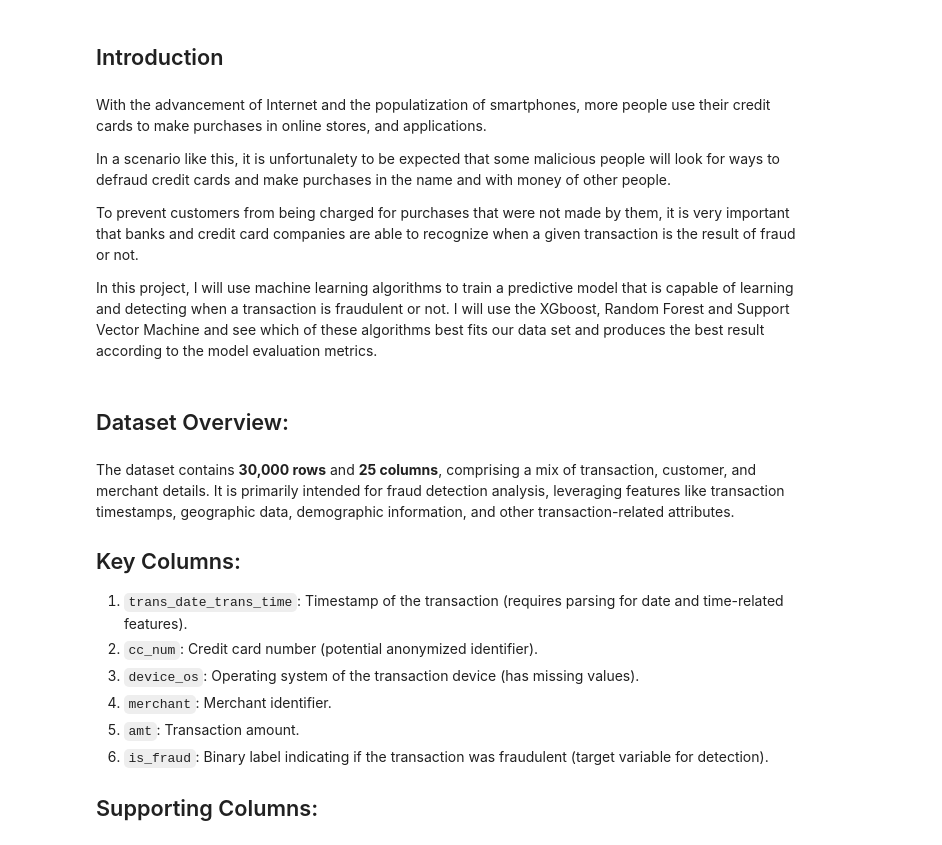
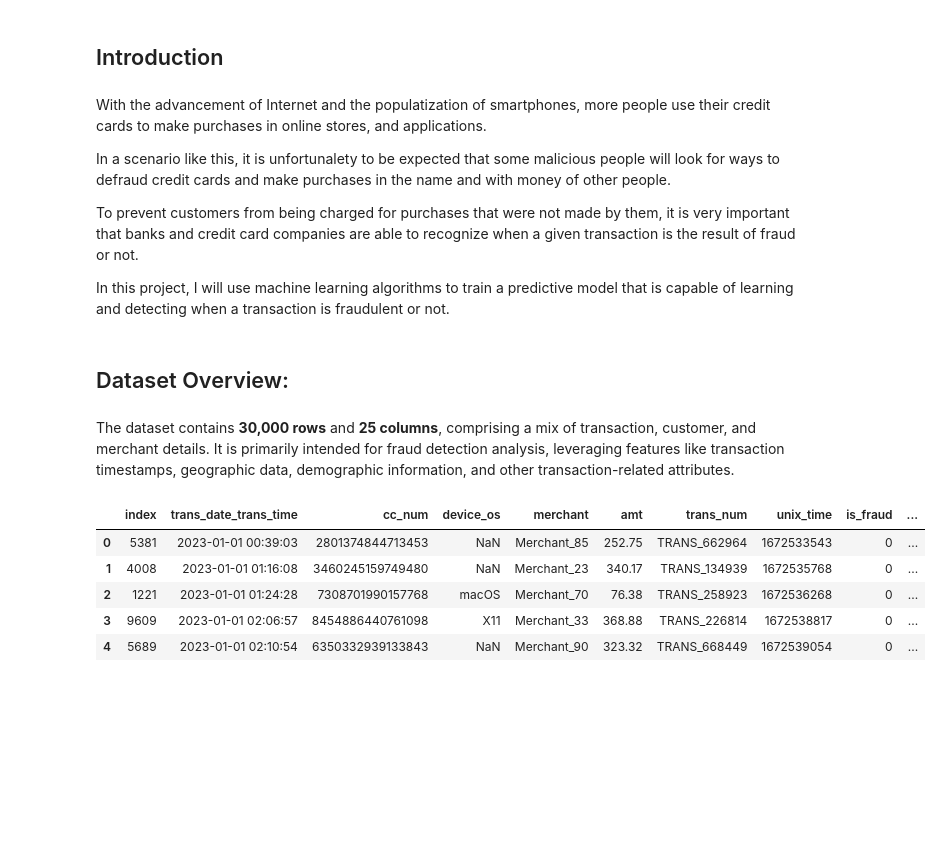
Before and after one commit to Leonardo1924/Fraud-Detection, a Jupyter notebook: FraudeDetection.ipynb, the cells around one changed output. Cells and saved outputs as stored; diff of their text form; code cells hidden in the pictures; blank space fills up the shorter version.

```diff
--- a/FraudeDetection.ipynb
+++ b/FraudeDetection.ipynb
@@ -11,19 +11,43 @@ In a scenario like this, it is unfortunalety to be expected that some malicious
 
 To prevent customers from being charged for purchases that were not made by them, it is very important that banks and credit card companies are able to recognize when a given transaction is the result of fraud or not.
 
-In this project, I will use machine learning algorithms to train a predictive model that is capable of learning and detecting when a transaction is fraudulent or not. I will use the XGboost, Random Forest and Support Vector Machine and see which of these algorithms best fits our data set and produces the best result according to the model evaluation metrics.
+In this project, I will use machine learning algorithms to train a predictive model that is capable of learning and detecting when a transaction is fraudulent or not.
 # %% [markdown]
 ## Dataset Overview:
 # %% [markdown]
 The dataset contains **30,000 rows** and **25 columns**, comprising a mix of transaction, customer, and merchant details. It is primarily intended for fraud detection analysis, leveraging features like transaction timestamps, geographic data, demographic information, and other transaction-related attributes.
-
-
-## Key Columns:
-1. `trans_date_trans_time`: Timestamp of the transaction (requires parsing for date and time-related features).
-2. `cc_num`: Credit card number (potential anonymized identifier).
-3. `device_os`: Operating system of the transaction device (has missing values).
-4. `merchant`: Merchant identifier.
-5. `amt`: Transaction amount.
-6. `is_fraud`: Binary label indicating if the transaction was fraudulent (target variable for detection).
-
-## Supporting Columns:
+# %%
+# Import Libs
+
+import numpy as np
+import pandas as pd
+import tensorflow as tf
+import matplotlib.pyplot as plt
+import seaborn as sns
+
+from sklearn.linear_model import LogisticRegression
+from sklearn.svm import SVC
+from sklearn.neighbors import KNeighborsClassifier
+from sklearn.ensemble import RandomForestClassifier
+from sklearn.tree import DecisionTreeClassifier
+import collections
+
+from sklearn.model_selection import train_test_split
+from imblearn.over_sampling import SMOTE
+from imblearn.metrics import classification_report_imbalanced
+from sklearn.metrics import precision_score, recall_score, f1_score, roc_auc_score, accuracy_score, classification_report
+from collections import Counter
+from sklearn.model_selection import KFold, StratifiedKFold
+import warnings
+warnings.filterwarnings("ignore")
+
+# Load Data
+df = pd.read_csv('Data/data.csv')
+df.head()
+# %% [output]
+|  | index | trans_date_trans_time | cc_num | device_os | merchant | amt | trans_num | unix_time | is_fraud | ... |
+| 0 | 5381 | 2023-01-01 00:39:03 | 2801374844713453 | NaN | Merchant_85 | 252.75 | TRANS_662964 | 1672533543 | 0 | ... |
+| 1 | 4008 | 2023-01-01 01:16:08 | 3460245159749480 | NaN | Merchant_23 | 340.17 | TRANS_134939 | 1672535768 | 0 | ... |
+| 2 | 1221 | 2023-01-01 01:24:28 | 7308701990157768 | macOS | Merchant_70 | 76.38 | TRANS_258923 | 1672536268 | 0 | ... |
+| 3 | 9609 | 2023-01-01 02:06:57 | 8454886440761098 | X11 | Merchant_33 | 368.88 | TRANS_226814 | 1672538817 | 0 | ... |
+| 4 | 5689 | 2023-01-01 02:10:54 | 6350332939133843 | NaN | Merchant_90 | 323.32 | TRANS_668449 | 1672539054 | 0 | ... |
```
Also changed, not shown: parts of 9 cells of this notebook, 13 other files.
